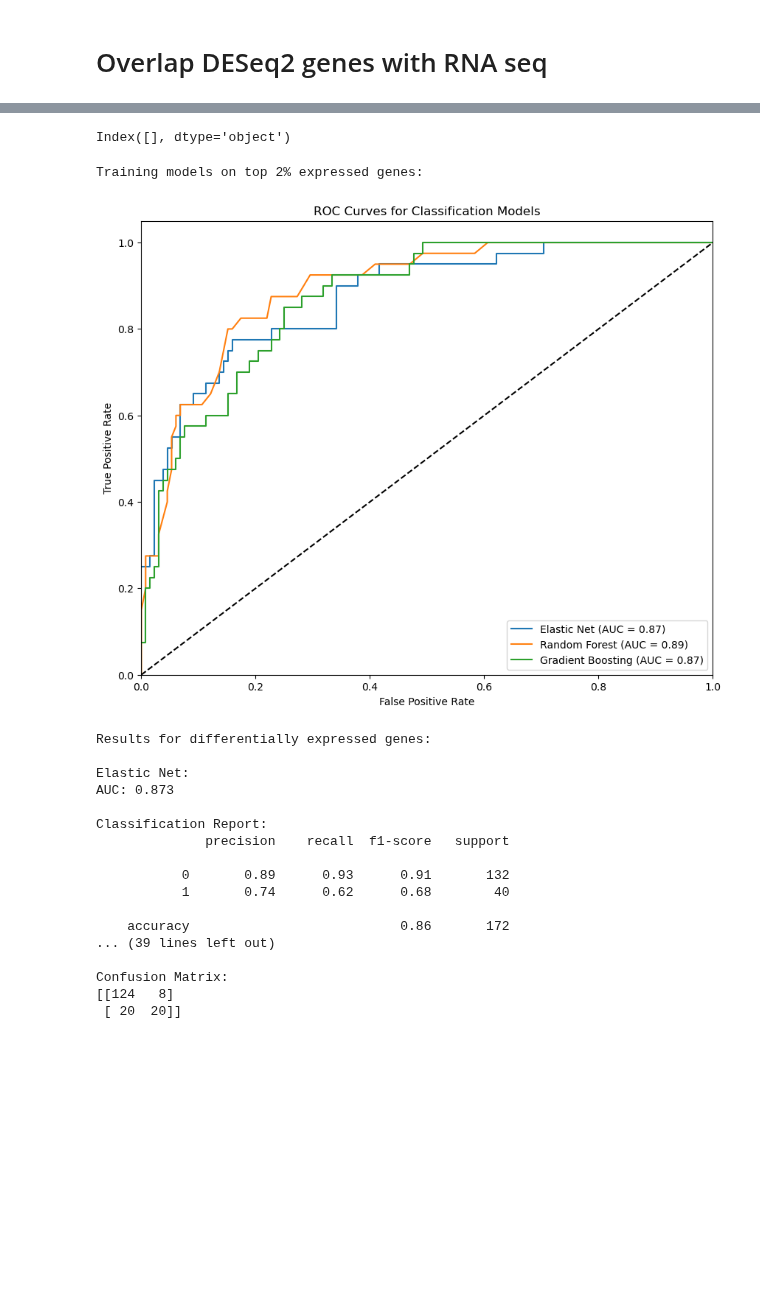
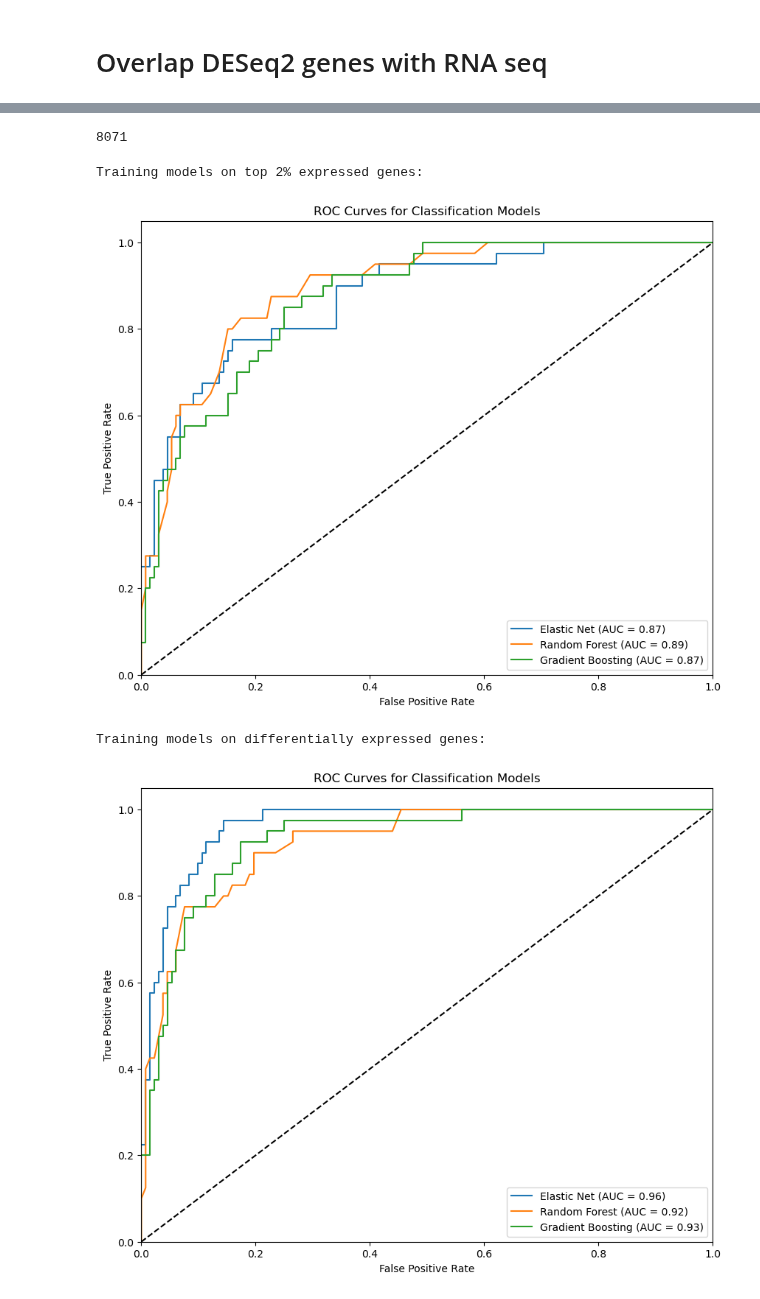
Before and after one commit to l1joseph/Multiscale_HRD_Classifier, a Jupyter notebook: prelim_analysis/BinaryModel_lightweight.ipynb, the cells around one changed output, grey strips where cells are left out. Drawn from its saved outputs; the diff is of its cells as text; code cells hidden in the pictures; blank space fills up the shorter version.

Commit message:
Fixed binary classification to BinaryModel_lightweight.ipynb

```diff
--- a/prelim_analysis/BinaryModel_lightweight.ipynb
+++ b/prelim_analysis/BinaryModel_lightweight.ipynb
@@ -377,7 +356,10 @@ sorted(basic.index)
+# %%
+de_genes = [gene.split('_')[0] for gene in basic_filt.index]
+len(de_genes)
+# %% [output]
+8071
 # %%
-common_de_genes = basic.index.intersection(gene_expression_int.columns)
+common_de_genes = gene_expression_int.loc[:, gene_expression_int.columns.isin(de_genes)]
-# %% [output]
-Index([], dtype='object')
 # %%
 import numpy as np
 import pandas as pd
@@ -471,29 +453,29 @@ def main():
         X_train_top, X_test_top, y_train_top, y_test_top
     )
 
-    # # For differentially expressed genes
-    # print("\nTraining models on differentially expressed genes:")
+    # For differentially expressed genes
+    print("\nTraining models on differentially expressed genes:")
 
-    # X_train_de, X_test_de, y_train_de, y_test_de = preprocess_data(
-    #     deseq_filtered_rna_seq_df, brca_df_common['HRD_status_base'], task='classification'
-    # )
+    X_train_de, X_test_de, y_train_de, y_test_de = preprocess_data(
+        common_de_genes, softLabel_metadata['HRD_status_base'], task='classification'
+    )
 
-    # results_de = train_evaluate_classification_models(
-    #     X_train_de, X_test_de, y_train_de, y_test_de
-    # )
+    results_de = train_evaluate_classification_models(
+        X_train_de, X_test_de, y_train_de, y_test_de
+    )
 
-    # # Print results
-    # print("\nResults for top 2% expressed genes:")
-    # for model_name, metrics in results_top.items():
-    #     print(f"\n{model_name}:")
-    #     print(f"AUC: {metrics['AUC']:.3f}")
-    #     print("\nClassification Report:")
-    #     print(metrics['Classification Report'])
-    #     print("\nConfusion Matrix:")
-    #     print(metrics['Confusion Matrix'])
+    # Print results
+    print("\nResults for top 2% expressed genes:")
+    for model_name, metrics in results_top.items():
+        print(f"\n{model_name}:")
+        print(f"AUC: {metrics['AUC']:.3f}")
+        print("\nClassification Report:")
+        print(metrics['Classification Report'])
+        print("\nConfusion Matrix:")
+        print(metrics['Confusion Matrix'])
 
     print("\nResults for differentially expressed genes:")
-    for model_name, metrics in results_top.items():
+    for model_name, metrics in results_de.items():
         print(f"\n{model_name}:")
         print(f"AUC: {metrics['AUC']:.3f}")
         print("\nClassification Report:")
@@ -536,48 +518,33 @@ def train_evaluate_regression_models(X_train, X_test, y_train, y_test):
         plt.xlabel('Actual Confidence')
         plt.ylabel('Predicted Confidence')
         plt.title(f'{name} - Actual vs Predicted')
         plt.show()
 
     return results
 
 # # Run regression models
 # def run_regression():
 #     print("\nTraining regression models for Confidence prediction:")
 
 #     # For top 2% expressed genes
 #     X_train_top, X_test_top, y_train_top, y_test_top = preprocess_data(
 #         rnaseq_df_top_genes, brca_df_common['Confidence'], task='regression'
 #     )
 
 #     results_top_reg = train_evaluate_regression_models(
 #         X_train_top, X_test_top, y_train_top, y_test_top
 #     )
 
 #     print("\nRegression Results for top 2% expressed genes:")
 #     for model_name, metrics in results_top_reg.items():
 #         print(f"\n{model_name}:")
 #         print(f"MSE: {metrics['MSE']:.6f}")
 #         print(f"R2: {metrics['R2']:.3f}")
 
 googoog = main()
 #run_regression()
 # %% [output]
 Training models on top 2% expressed genes:
-[figure, old version]
+[figure, new version]
-Results for differentially expressed genes:
-
-Elastic Net:
-AUC: 0.873
-
-Classification Report:
-              precision    recall  f1-score   support
-
-           0       0.89      0.93      0.91       132
-           1       0.74      0.62      0.68        40
-
-    accuracy                           0.86       172
-... (39 lines left out)
-
-Confusion Matrix:
-[[124   8]
- [ 20  20]]
+Training models on differentially expressed genes:
+[figure, added]
```
Also changed, not shown: parts of 5 cells of this notebook.
